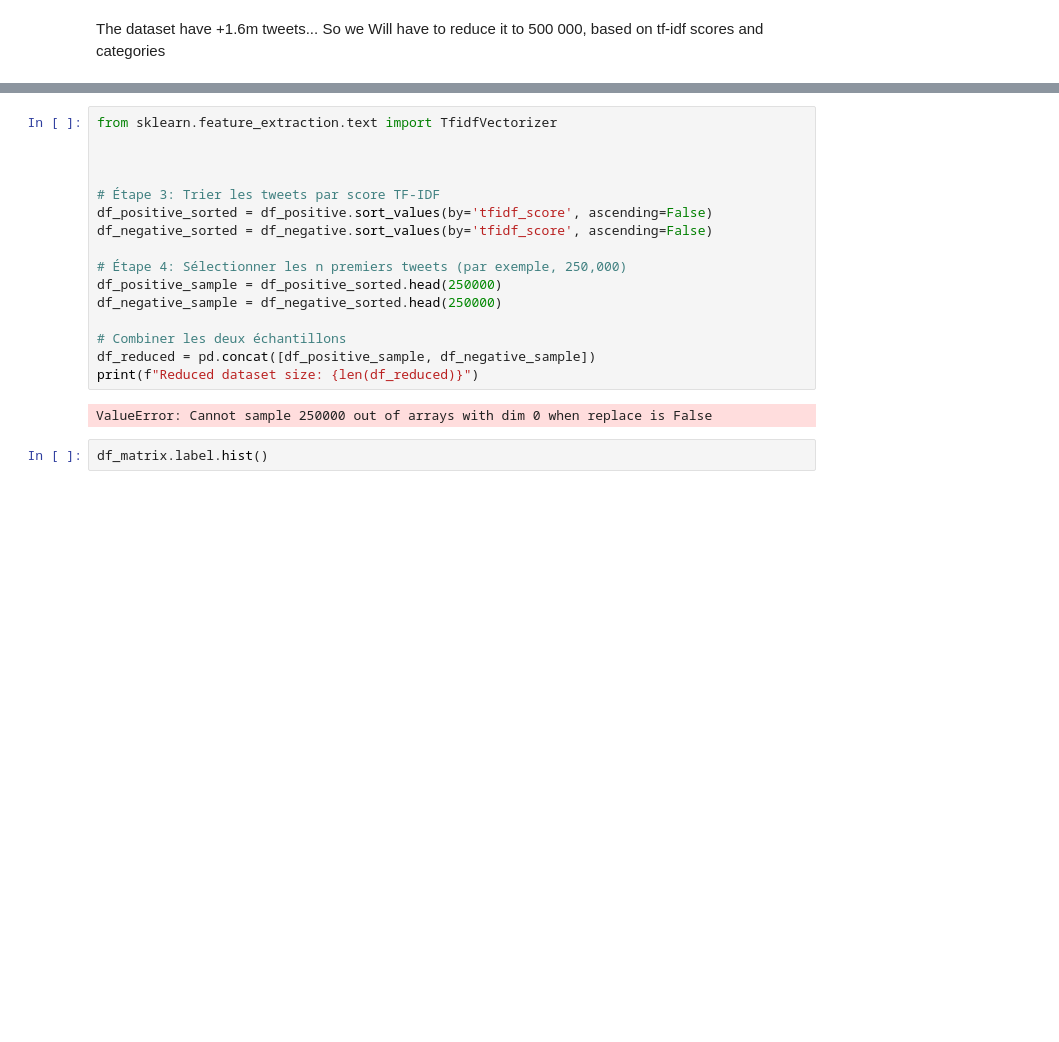
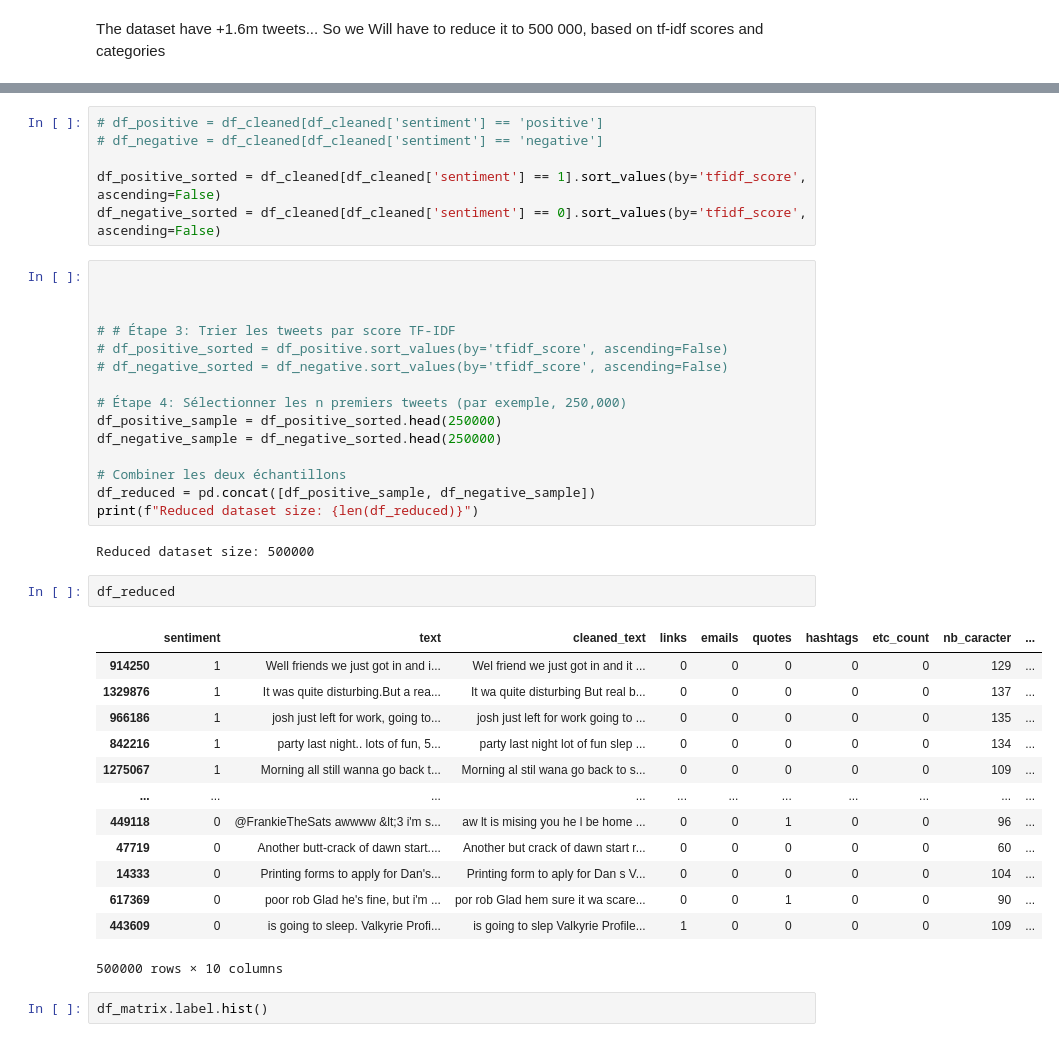
Before and after one commit to Rahifhiba/Sentiment-analysis, a Jupyter notebook: sentiment_analysis.ipynb, the cells around one changed output, grey strips where cells are left out. Saved outputs shown, nothing was run; the diff lists cells and outputs as text; blank space fills up the shorter version.

```diff
--- a/sentiment_analysis.ipynb
+++ b/sentiment_analysis.ipynb
@@ -376,11 +433,16 @@ df_cleaned['tfidf_score'] = np.mean(df_matrix, axis=1)
+# %%
+# df_positive = df_cleaned[df_cleaned['sentiment'] == 'positive']
+# df_negative = df_cleaned[df_cleaned['sentiment'] == 'negative']
+
+df_positive_sorted = df_cleaned[df_cleaned['sentiment'] == 1].sort_values(by='tfidf_score', ascending=False)
+df_negative_sorted = df_cleaned[df_cleaned['sentiment'] == 0].sort_values(by='tfidf_score', ascending=False)
 # %%
-from sklearn.feature_extraction.text import TfidfVectorizer
 
 
 
-# Étape 3: Trier les tweets par score TF-IDF
-df_positive_sorted = df_positive.sort_values(by='tfidf_score', ascending=False)
-df_negative_sorted = df_negative.sort_values(by='tfidf_score', ascending=False)
+# # Étape 3: Trier les tweets par score TF-IDF
+# df_positive_sorted = df_positive.sort_values(by='tfidf_score', ascending=False)
+# df_negative_sorted = df_negative.sort_values(by='tfidf_score', ascending=False)
 
 # Étape 4: Sélectionner les n premiers tweets (par exemple, 250,000)
 df_positive_sample = df_positive_sorted.head(250000)
@@ -390,7 +452,23 @@ df_negative_sample = df_negative_sorted.head(250000)
 df_reduced = pd.concat([df_positive_sample, df_negative_sample])
 print(f"Reduced dataset size: {len(df_reduced)}")
 # %% [output]
-ValueError: Cannot sample 250000 out of arrays with dim 0 when replace is False
+Reduced dataset size: 500000
+# %%
+df_reduced
+# %% [output]
+|  | sentiment | text | cleaned_text | links | emails | quotes | hashtags | etc_count | nb_caracter | ... |
+| 914250 | 1 | Well friends we just got in and i... | Wel friend we just got in and it ... | 0 | 0 | 0 | 0 | 0 | 129 | ... |
+| 1329876 | 1 | It was quite disturbing.But a rea... | It wa quite disturbing But real b... | 0 | 0 | 0 | 0 | 0 | 137 | ... |
+| 966186 | 1 | josh just left for work, going to... | josh just left for work going to ... | 0 | 0 | 0 | 0 | 0 | 135 | ... |
+| 842216 | 1 | party last night.. lots of fun, 5... | party last night lot of fun slep ... | 0 | 0 | 0 | 0 | 0 | 134 | ... |
+| 1275067 | 1 | Morning all still wanna go back t... | Morning al stil wana go back to s... | 0 | 0 | 0 | 0 | 0 | 109 | ... |
+| ... | ... | ... | ... | ... | ... | ... | ... | ... | ... | ... |
+| 449118 | 0 | @FrankieTheSats awwww &lt;3 i'm s... | aw lt is mising you he l be home ... | 0 | 0 | 1 | 0 | 0 | 96 | ... |
+| 47719 | 0 | Another butt-crack of dawn start.... | Another but crack of dawn start r... | 0 | 0 | 0 | 0 | 0 | 60 | ... |
+| 14333 | 0 | Printing forms to apply for Dan's... | Printing form to aply for Dan s V... | 0 | 0 | 0 | 0 | 0 | 104 | ... |
+| 617369 | 0 | poor rob Glad he's fine, but i'm ... | por rob Glad hem sure it wa scare... | 0 | 0 | 1 | 0 | 0 | 90 | ... |
+| 443609 | 0 | is going to sleep. Valkyrie Profi... | is going to slep Valkyrie Profile... | 1 | 0 | 0 | 0 | 0 | 109 | ... |
+500000 rows × 10 columns
 # %%
 df_matrix.label.hist()
 # %% [output]
```
Also changed, not shown: parts of 15 cells of this notebook.
